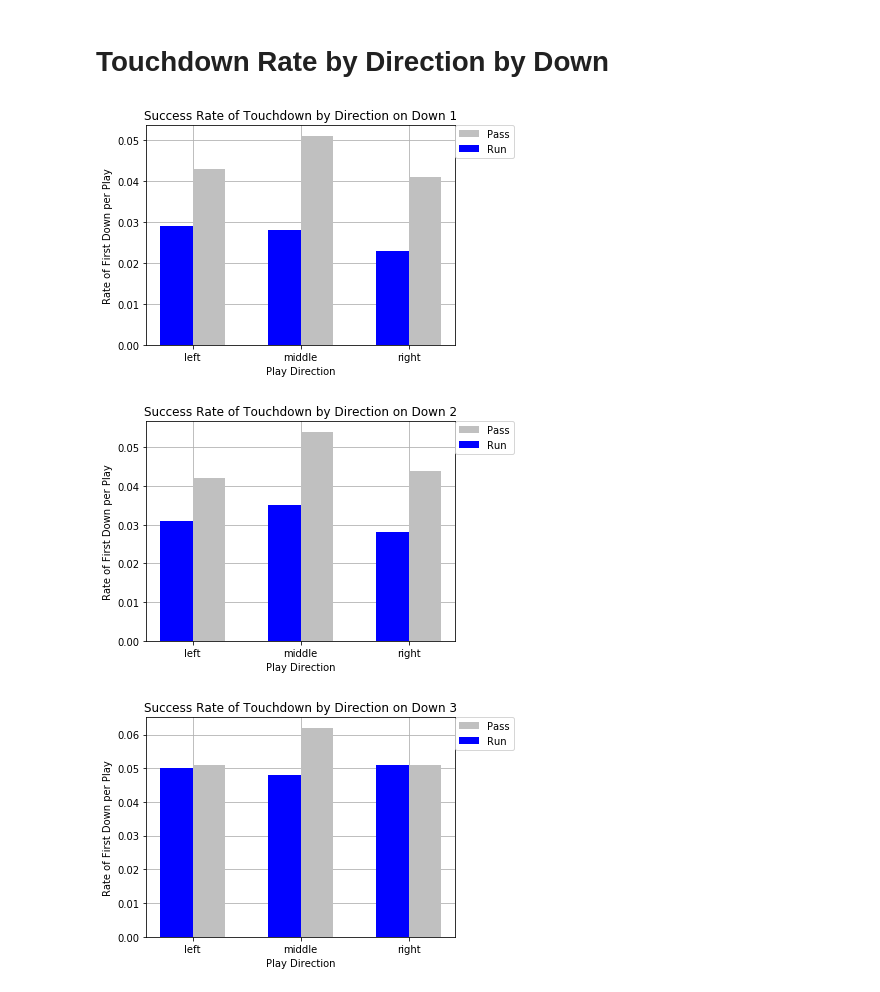
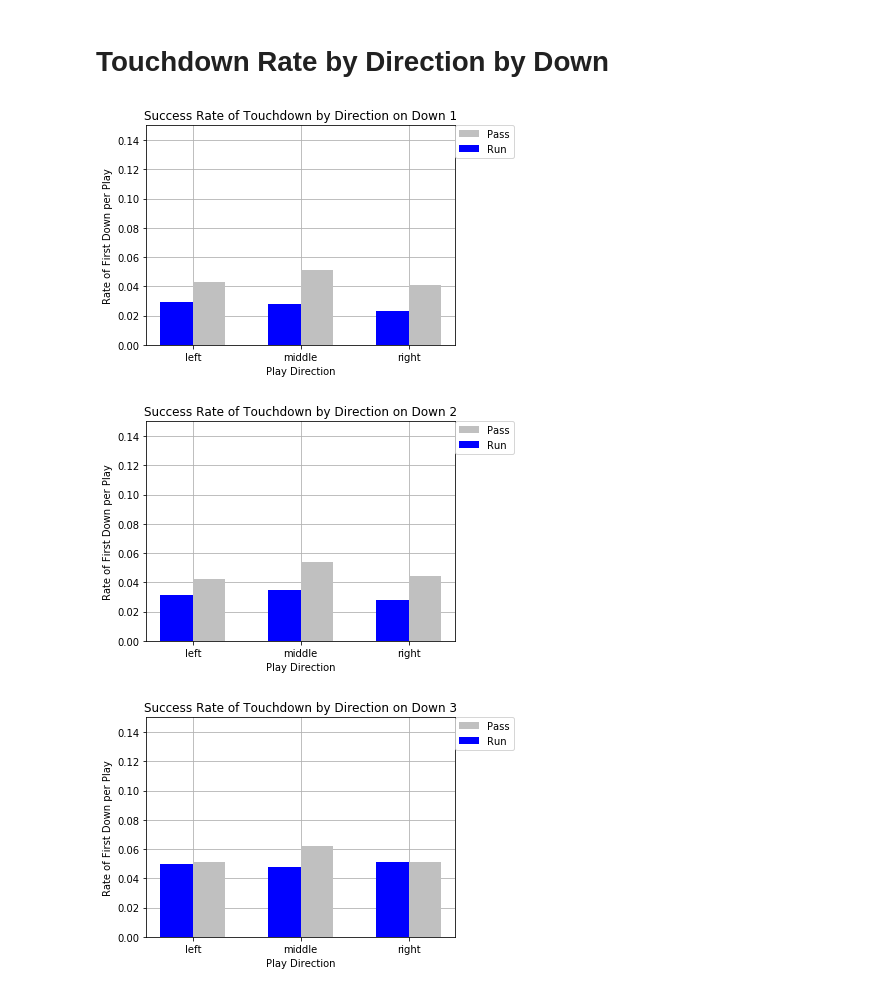
Before and after one commit to robertjacobi/nfl_stats, a Jupyter notebook: NFL_Stats_.ipynb, the cells around one changed output. Drawn from its saved outputs; the diff is of its cells as text; code cells hidden in the pictures.

```diff
--- a/NFL_Stats_.ipynb
+++ b/NFL_Stats_.ipynb
@@ -351,6 +367,10 @@ plt.bar(rx1, ry1, color ="blue", align="edge", width= -0.3)
 #Place legend outside of plot to free up space
 plt.xlabel("Play Direction")
 plt.ylabel("Rate of First Down per Play")
+
+# Set the y limits of our plot to: 0 to .15
+plt.ylim(0, .15)
+
 plt.title("Success Rate of Touchdown by Direction on Down 1")
 plt.legend(["Pass", "Run"], markerscale = .25, fancybox = True, bbox_to_anchor=(1, 1), loc=2, borderaxespad=0)
 plt.grid(b=True)
@@ -362,7 +382,7 @@ fig.tight_layout()
 #Save graph
 fig.savefig("TDR_D1.png")
 # %% [output]
-[figure, old version]
+[figure, new version]
 # %%
 fig, ax=plt.subplots()
 #Pass avg 1st down for down 2 passing
@@ -381,6 +401,10 @@ plt.bar(rx1, ry1, color ="blue", align="edge", width= -0.3)
 #Place legend outside of plot to free up space
 plt.xlabel("Play Direction")
 plt.ylabel("Rate of First Down per Play")
+
+# Set the y limits of our plot to: 0 to .15
+plt.ylim(0, .15)
+
 plt.title("Success Rate of Touchdown by Direction on Down 2")
 plt.legend(["Pass", "Run"], markerscale = .25, fancybox = True, bbox_to_anchor=(1, 1), loc=2, borderaxespad=0)
 plt.grid(b=True)
@@ -392,37 +416,41 @@ fig.tight_layout()
 #Save graph
 fig.savefig("TDR_D2.png")
 # %% [output]
-[figure, old version]
+[figure, new version]
 # %%
 fig, ax=plt.subplots()
 #Pass avg 1st down for down 3 passing
 cp = pb.reset_index()
 py1 = cp.loc[cp["down"] == 3]["RateofTouchdown_PerPlay"]
 px1 = cp.loc[cp["down"] == 3]["PassLocation"]
 plt.bar(px1, py1, color ="silver", align="edge", width=0.3)
 
 #Run avg 1st down for down 3 Rushing
 cr = rb.reset_index()
 ry1 = cr.loc[cr["down"] == 3]["RateofTouchdown_PerPlay"]
 rx1 = cr.loc[cr["down"] == 3]["RunLocation"]
 plt.bar(rx1, ry1, color ="blue", align="edge", width= -0.3)
 
 #Format graph
 #Place legend outside of plot to free up space
 plt.xlabel("Play Direction")
 plt.ylabel("Rate of First Down per Play")
+
+# Set the y limits of our plot to: 0 to .15
+plt.ylim(0, .15)
+
 plt.title("Success Rate of Touchdown by Direction on Down 3")
 plt.legend(["Pass", "Run"], markerscale = .25, fancybox = True, bbox_to_anchor=(1, 1), loc=2, borderaxespad=0)
 plt.grid(b=True)
 ax.set_axisbelow(True)
 
 #Set this so output file does not cut off legend
 fig.tight_layout()
 
 #Save graph
 fig.savefig("TDR_D3.png")
 # %% [output]
-[figure, old version]
+[figure, new version]
 # %%
 fig, ax=plt.subplots()
 #Pass avg 1st down for down 4 passing
```
Also changed, not shown: parts of 5 cells of this notebook, 8 other files.
